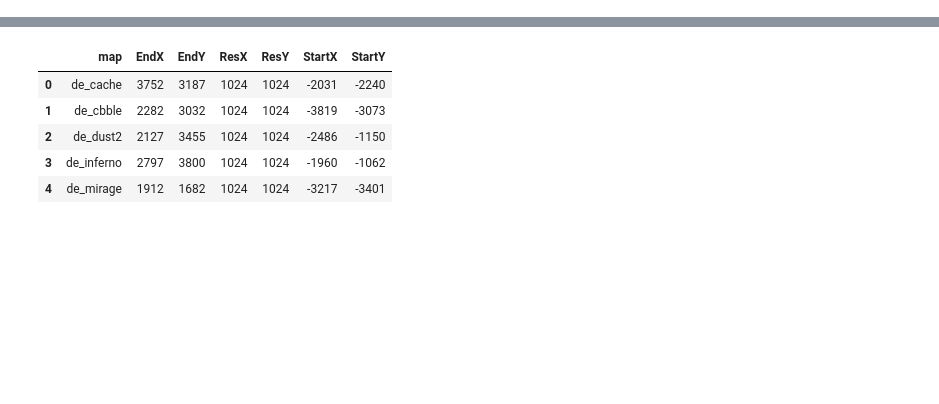
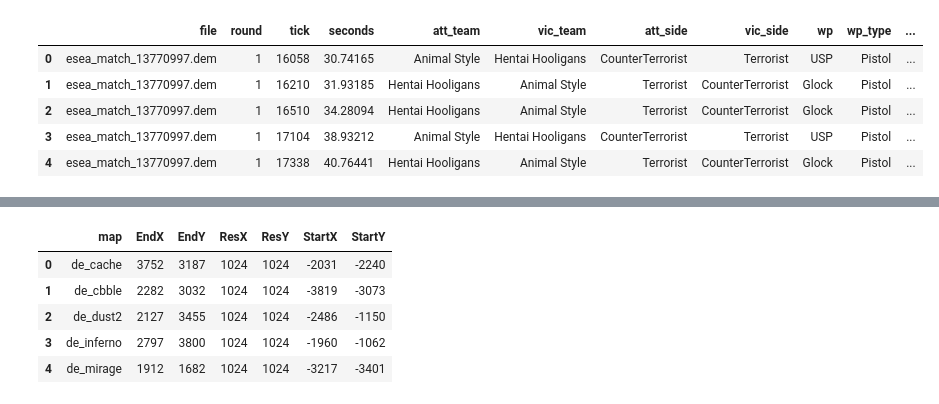
Before and after one commit to ErFosi/cs_visualization, a Jupyter notebook: visualizacion.ipynb, the cells around one changed output, grey strips where cells are left out. Drawn from its saved outputs; the diff is of its cells as text; code cells hidden in the pictures; blank space fills up the shorter version.

```diff
--- a/visualizacion.ipynb
+++ b/visualizacion.ipynb
@@ -0,0 +121,10 @@
+# %%
+#revisar los datos de las kills
+kill_data.head()
+# %% [output]
+|  | file | round | tick | seconds | att_team | vic_team | att_side | vic_side | wp | wp_type | ... |
+| 0 | esea_match_13770997.dem | 1 | 16058 | 30.74165 | Animal Style | Hentai Hooligans | CounterTerrorist | Terrorist | USP | Pistol | ... |
+| 1 | esea_match_13770997.dem | 1 | 16210 | 31.93185 | Hentai Hooligans | Animal Style | Terrorist | CounterTerrorist | Glock | Pistol | ... |
+| 2 | esea_match_13770997.dem | 1 | 16510 | 34.28094 | Hentai Hooligans | Animal Style | Terrorist | CounterTerrorist | Glock | Pistol | ... |
+| 3 | esea_match_13770997.dem | 1 | 17104 | 38.93212 | Animal Style | Hentai Hooligans | CounterTerrorist | Terrorist | USP | Pistol | ... |
+| 4 | esea_match_13770997.dem | 1 | 17338 | 40.76441 | Hentai Hooligans | Animal Style | Terrorist | CounterTerrorist | Glock | Pistol | ... |
```
Also changed, not shown: parts of 10 cells of this notebook, 22 other files.
